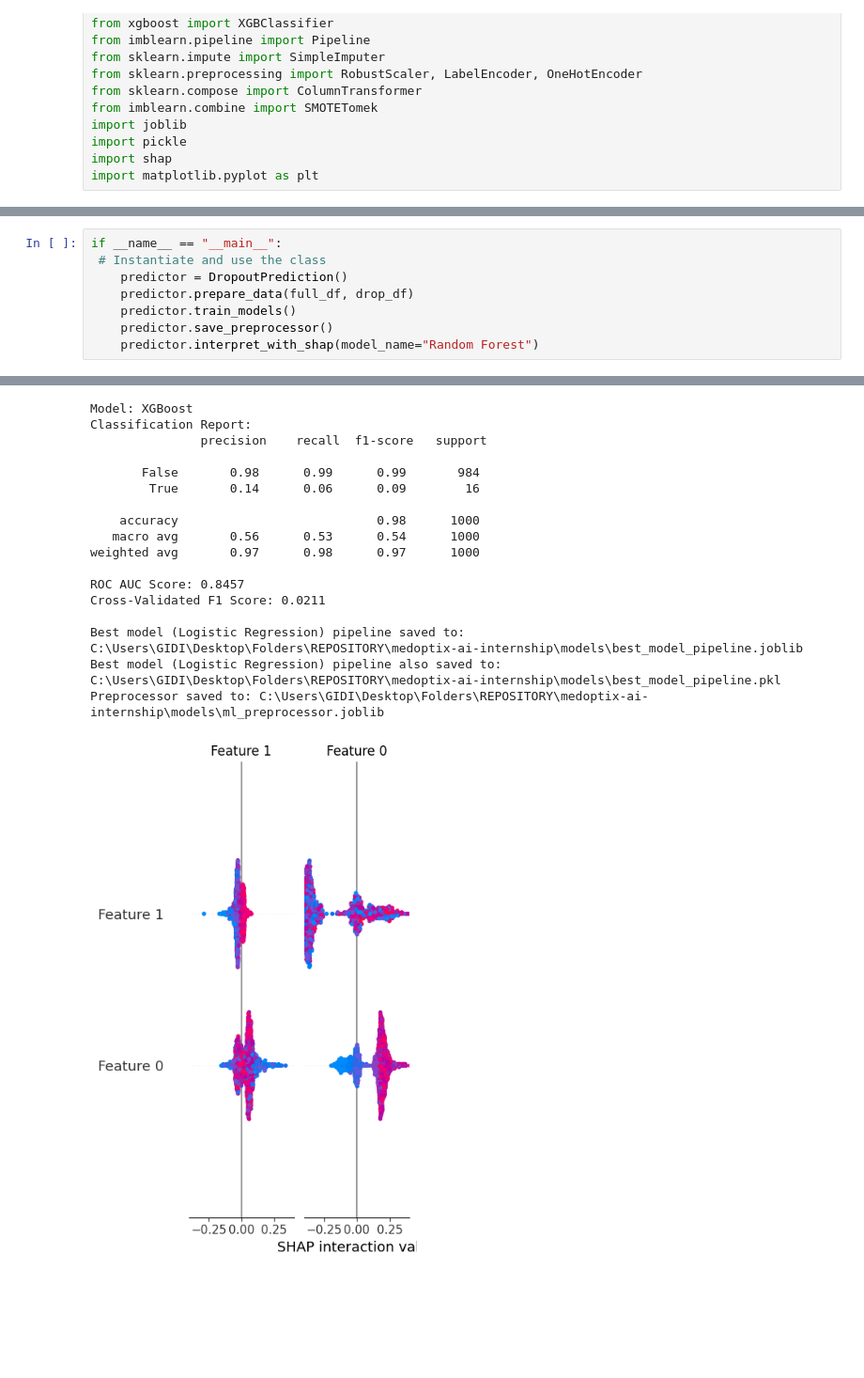
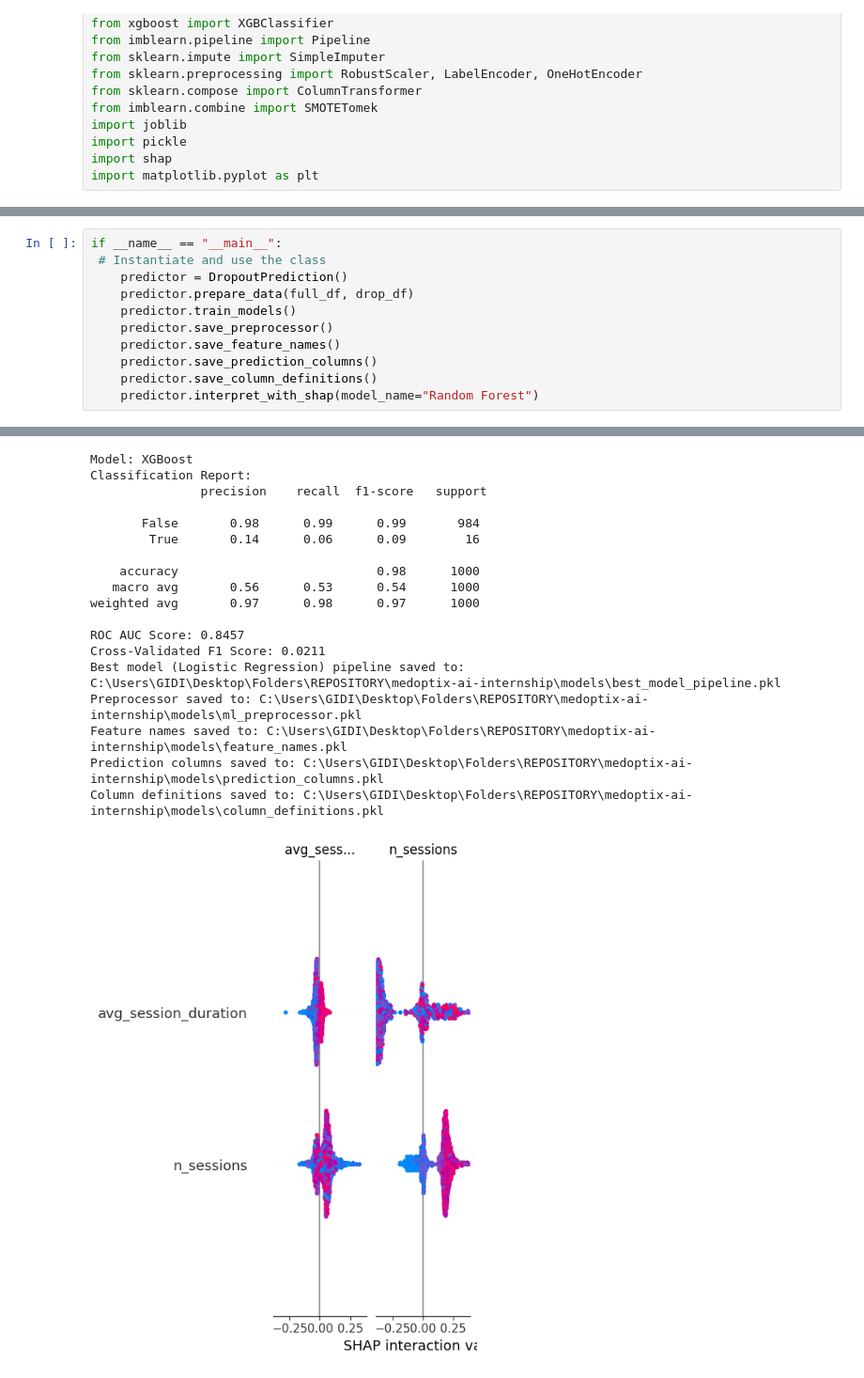
Before and after one commit to Richard-Gidi/medoptix-ai-internship, a Jupyter notebook: med_notebooks/05_prediction_end-to-end.ipynb, the cells around one changed output, grey strips where cells are left out. Shown: that part at 94% size. Drawn from its saved outputs; the diff is of its cells as text; blank space fills up the shorter version.

```diff
--- a/med_notebooks/05_prediction_end-to-end.ipynb
+++ b/med_notebooks/05_prediction_end-to-end.ipynb
@@ -637,6 +735,9 @@ if __name__ == "__main__":
     predictor.prepare_data(full_df, drop_df)
     predictor.train_models()
     predictor.save_preprocessor()
+    predictor.save_feature_names()
+    predictor.save_prediction_columns()
+    predictor.save_column_definitions()
     predictor.interpret_with_shap(model_name="Random Forest")
 # %% [output]
 Model: Logistic Regression
@@ -660,35 +761,36 @@ Parameters: { "use_label_encoder" } are not used.
 
   bst.update(dtrain, iteration=i, fobj=obj)
 Parameters: { "use_label_encoder" } are not used.
 
   bst.update(dtrain, iteration=i, fobj=obj)
 Parameters: { "use_label_encoder" } are not used.
 
   bst.update(dtrain, iteration=i, fobj=obj)
 Parameters: { "use_label_encoder" } are not used.
 
   bst.update(dtrain, iteration=i, fobj=obj)
 Parameters: { "use_label_encoder" } are not used.
 
   bst.update(dtrain, iteration=i, fobj=obj)
 Parameters: { "use_label_encoder" } are not used.
 
   bst.update(dtrain, iteration=i, fobj=obj)
 Model: XGBoost
 Classification Report:
                precision    recall  f1-score   support
 
        False       0.98      0.99      0.99       984
         True       0.14      0.06      0.09        16
 
     accuracy                           0.98      1000
    macro avg       0.56      0.53      0.54      1000
 weighted avg       0.97      0.98      0.97      1000
 
 ROC AUC Score: 0.8457
 Cross-Validated F1 Score: 0.0211
-
-Best model (Logistic Regression) pipeline saved to: C:\Users\GIDI\Desktop\Folders\REPOSITORY\medoptix-ai-internship\models\best_model_pipeline.joblib
-Best model (Logistic Regression) pipeline also saved to: C:\Users\GIDI\Desktop\Folders\REPOSITORY\medoptix-ai-internship\models\best_model_pipeline.pkl
-Preprocessor saved to: C:\Users\GIDI\Desktop\Folders\REPOSITORY\medoptix-ai-internship\models\ml_preprocessor.joblib
+Best model (Logistic Regression) pipeline saved to: C:\Users\GIDI\Desktop\Folders\REPOSITORY\medoptix-ai-internship\models\best_model_pipeline.pkl
+Preprocessor saved to: C:\Users\GIDI\Desktop\Folders\REPOSITORY\medoptix-ai-internship\models\ml_preprocessor.pkl
+Feature names saved to: C:\Users\GIDI\Desktop\Folders\REPOSITORY\medoptix-ai-internship\models\feature_names.pkl
+Prediction columns saved to: C:\Users\GIDI\Desktop\Folders\REPOSITORY\medoptix-ai-internship\models\prediction_columns.pkl
+Column definitions saved to: C:\Users\GIDI\Desktop\Folders\REPOSITORY\medoptix-ai-internship\models\column_definitions.pkl
-[figure, old version]
+[figure, new version]
```
Also changed, not shown: parts of 4 cells of this notebook, 2 other files.
